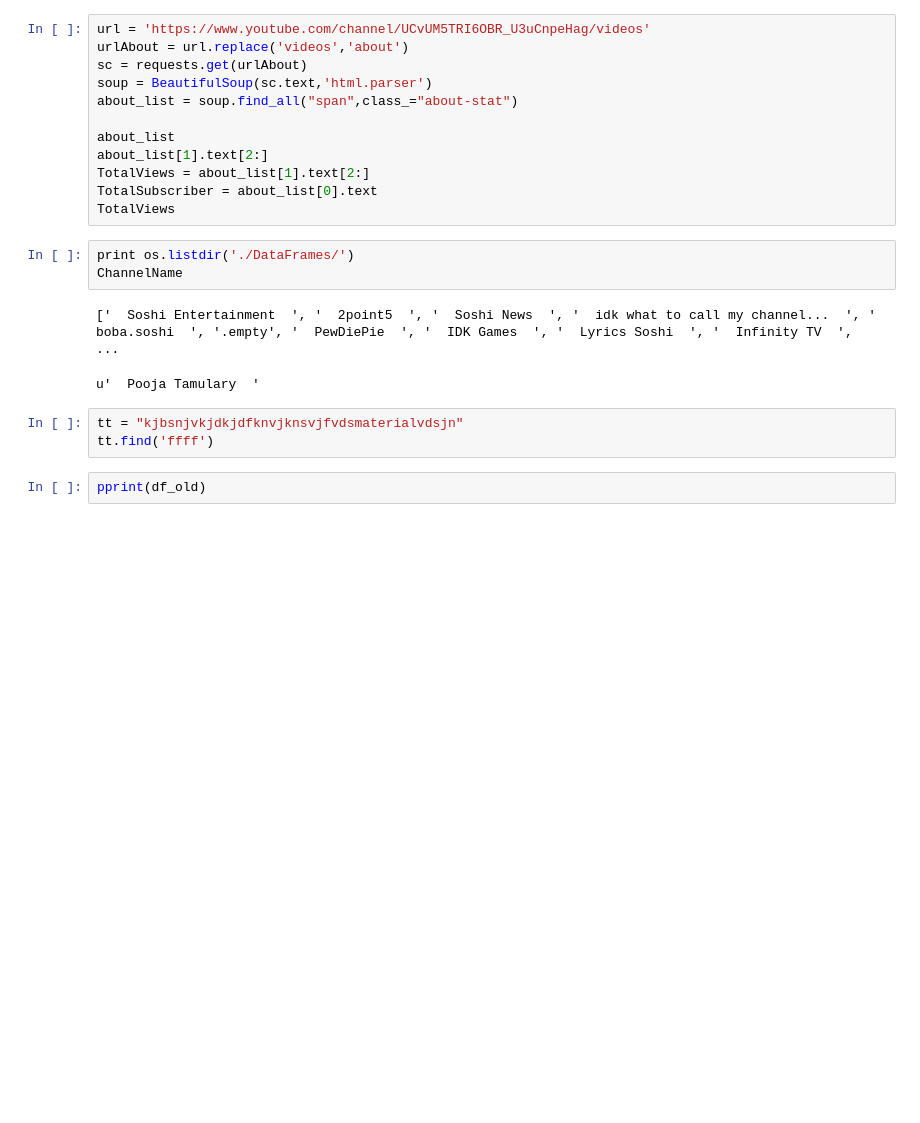
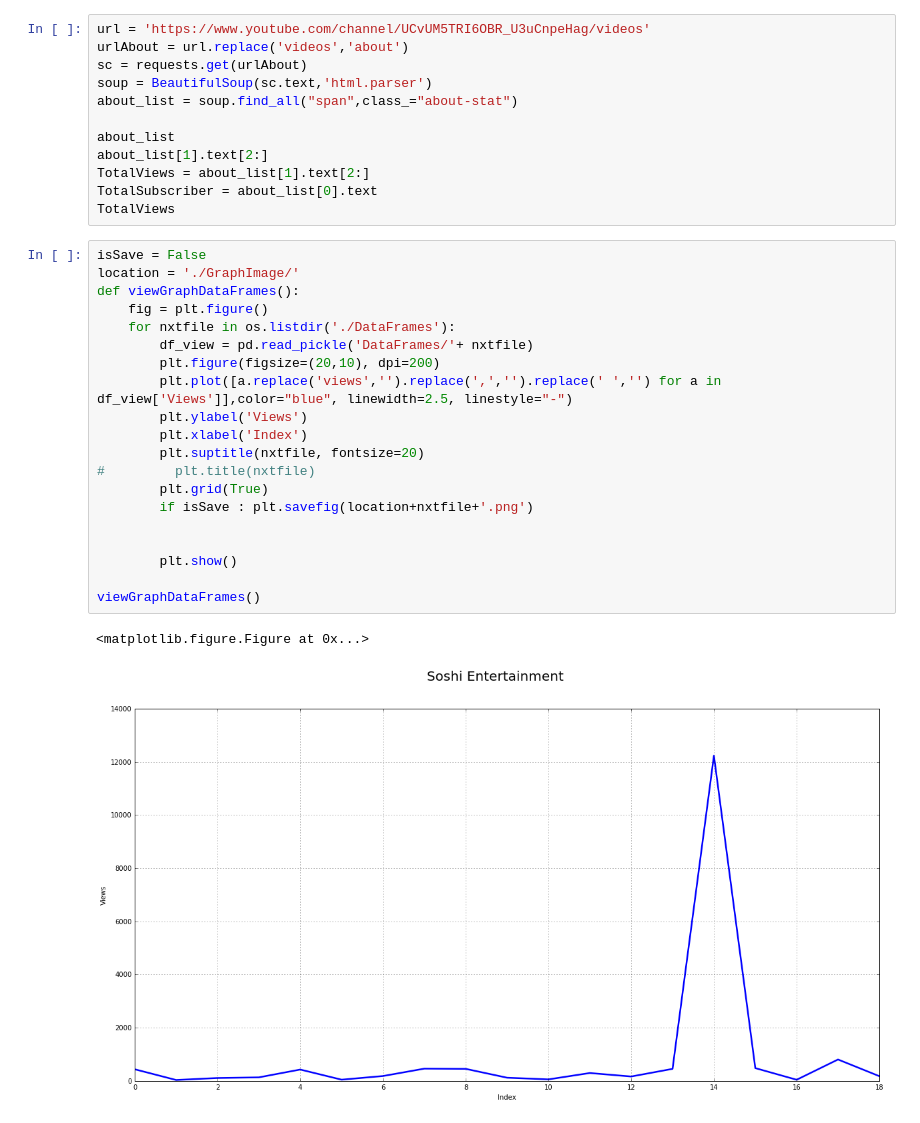
Before and after one commit to ankur17/Youtube-Analytics, a Jupyter notebook: youtubeAnalyser.ipynb, the cells around one changed output. Cells and saved outputs as stored; diff of their text form; blank space fills up the shorter version.

Commit message:
Graph Feature added

```diff
--- a/youtubeAnalyser.ipynb
+++ b/youtubeAnalyser.ipynb
@@ -363,14 +265,26 @@ about_list[1].text[2:]
 TotalViews = about_list[1].text[2:]
 TotalSubscriber = about_list[0].text
 TotalViews
-# %%
-print os.listdir('./DataFrames/')
-ChannelName
-# %% [output]
-['  Soshi Entertainment  ', '  2point5  ', '  Soshi News  ', '  idk what to call my channel...  ', '  boba.soshi  ', '.empty', '  PewDiePie  ', '  IDK Games  ', '  Lyrics Soshi  ', '  Infinity TV  ',  ...
-u'  Pooja Tamulary  '
-# %%
-tt = "kjbsnjvkjdkjdfknvjknsvjfvdsmaterialvdsjn"
-tt.find('ffff')
-# %%
-pprint(df_old)
+# %%
+isSave = False
+location = './GraphImage/'
+def viewGraphDataFrames():
+    fig = plt.figure()
+    for nxtfile in os.listdir('./DataFrames'):
+        df_view = pd.read_pickle('DataFrames/'+ nxtfile)
+        plt.figure(figsize=(20,10), dpi=200)
+        plt.plot([a.replace('views','').replace(',','').replace(' ','') for a in df_view['Views']],color="blue", linewidth=2.5, linestyle="-")
+        plt.ylabel('Views')
+        plt.xlabel('Index')
+        plt.suptitle(nxtfile, fontsize=20)
+#         plt.title(nxtfile)
+        plt.grid(True)
+        if isSave : plt.savefig(location+nxtfile+'.png')
+
+
+        plt.show()
+
+viewGraphDataFrames()
+# %% [output]
+<matplotlib.figure.Figure at 0x...>
+[figure, added]
```
Also changed, not shown: parts of 3 cells of this notebook, 13 other files.
